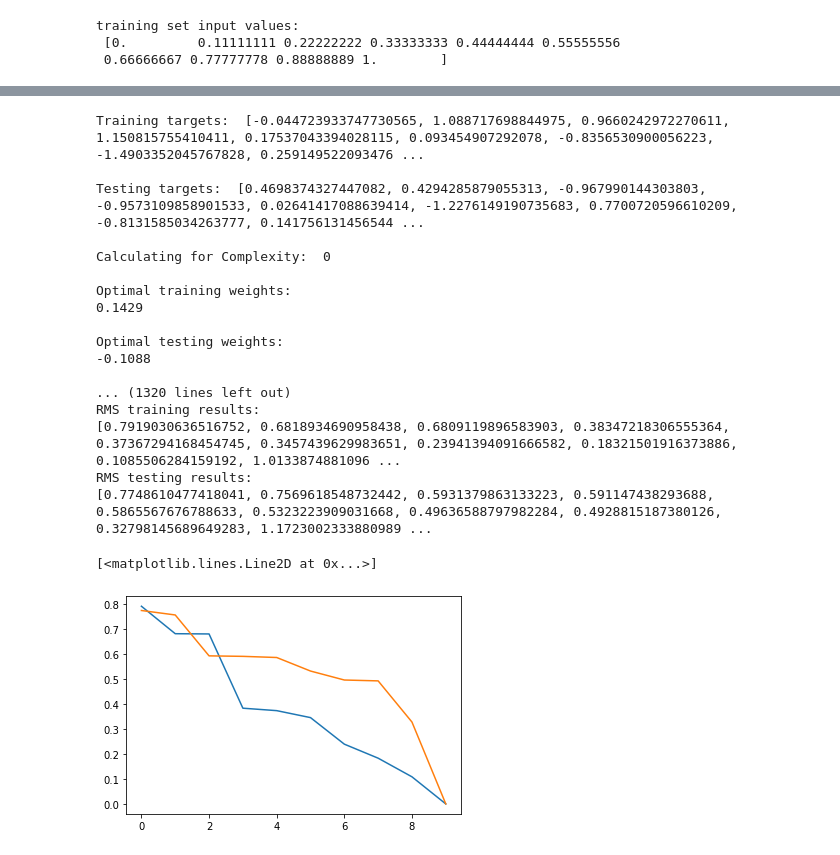
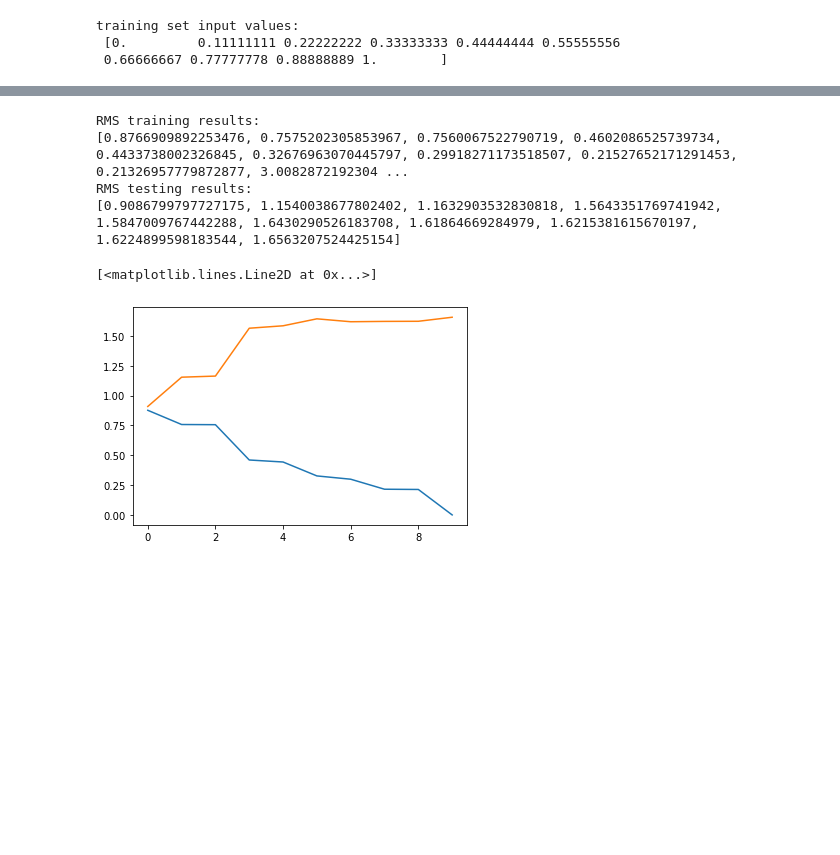
Before and after one commit to graterollin/PRML, a Jupyter notebook: hw1/HW1_Q3.ipynb, the cells around one changed output, grey strips where cells are left out. Cells and saved outputs as stored; diff of their text form; code cells hidden in the pictures; blank space fills up the shorter version.

```diff
--- a/hw1/HW1_Q3.ipynb
+++ b/hw1/HW1_Q3.ipynb
@@ -148,7 +148,7 @@ RMS_testing_plot = []
 N = 10
 input_set_training = np.linspace(0, 1, N)
 # New indpendent test set to compute RMS error on
-input_set_testing = [0.2, 1.7, 2.6, 3.2, 4.4, 5.1, 6.4, 7.3, 8.6, 9.8]
+input_set_testing = np.linspace(1.5, 2.5, N)
 
 # target sets for our training and testing data
 target_set_training = []
@@ -162,98 +162,77 @@ for num in input_set_training:
 
 # Populating our testing set targets using the same model
 for num in input_set_testing:
-    target_set_testing.append(np.cos(np.pi*num) + np.random.normal(loc = 0, scale = np.sqrt(0.2)))
+    target_set_testing.append(np.sin(2*np.pi*num) + np.random.normal(loc = 0, scale = np.sqrt(0.2)))
 
-print("\nTraining targets: ", target_set_training)
-print("\nTesting targets: ", target_set_testing)
+#print("\nTraining targets: ", target_set_training)
+#print("\nTesting targets: ", target_set_testing)
 
 for M in complexity:
-    print("\nCalculating for Complexity: ", M)
+    #print("\nCalculating for Complexity: ", M)
 
     # find weights for current complexity with polyfit
     weights_tr = np.polyfit(input_set_training, target_set_training, M)
     poly_tr = np.poly1d(weights_tr)
-    print("\nOptimal training weights: ", poly_tr)
-
-    weights_t = np.polyfit(input_set_testing, target_set_testing, M)
-    poly_t = np.poly1d(weights_t)
-    print("\nOptimal testing weights: ", poly_t)
+    #print("\nOptimal training weights: ", poly_tr)
 
     # y(xn, w*) prediction for our current complexity
     predictions_tr = poly_tr(input_set_training)
-    print("\nPredictions for training set:")
-    print(predictions_tr)
+    #print("\nPredictions for training set:")
+    #print(predictions_tr)
 
-    predictions_t = poly_t(input_set_testing)
-    print("\nPredictions for testing set:")
-    print(predictions_t)
-
-    # Will hold result for (y(xn, w) - tn)^2
+    # Will hold result for (y(xn, w*) - tn)^2
     accuracy_tr = []
     accuracy_t = []
 
     # Summation from 1 to N
     for i in range(1, N+1):
         # finding the difference for every true value
-        print(f"\ndifference for point ({i}), complexity ({M}): ", (predictions_tr[i-1] - target_set_training[i-1]))
+        #print(f"\ndifference for point ({i}), complexity ({M}): ", (predictions_tr[i-1] - target_set_training[i-1]))
         temp_tr = np.square(predictions_tr[i-1] - target_set_training[i-1])
-        print(f"\nsquared difference for point ({i}), complexity ({M}): ")
-        print(temp_tr)
+        #print(f"\nsquared difference for point ({i}), complexity ({M}): ")
+        #print(temp_tr)
 
-        print(f"\ndifference for point ({i}), complexity ({M}): ", (predictions_t[i-1] - target_set_testing[i-1]))
-        temp_t = np.square(predictions_t[i-1] - target_set_testing[i-1])
-        print(f"\nsquared difference for point ({i}), complexity ({M}): ")
-        print(temp_t)
+        #print(f"\ndifference for point ({i}), complexity ({M}): ", (predictions_tr[i-1] - target_set_testing[i-1]))
+        temp_t = np.square(predictions_tr[i-1] - target_set_testing[i-1])
+        #print(f"\nsquared difference for point ({i}), complexity ({M}): ")
+        #print(temp_t)
 
         accuracy_tr.append(temp_tr)
         accuracy_t.append(temp_t)
 
     # Finding E(w*)
-    print("\ntraining accuracy array: ", accuracy_tr)
+    #print("\ntraining accuracy array: ", accuracy_tr)
     optimal_error_tr = (0.5 * sum(accuracy_tr))
-    print("\ntraining E of w* for complexity: ", M)
-    print(optimal_error_tr)
+    #print("\ntraining E of w* for complexity: ", M)
+    #print(optimal_error_tr)
 
-    print("\ntesting accuracy array: ", accuracy_t)
+    #print("\ntesting accuracy array: ", accuracy_t)
     optimal_error_t = (0.5 * sum(accuracy_t))
-    print("\ntesting E of w* for complexity: ", M)
-    print(optimal_error_t)
+    #print("\ntesting E of w* for complexity: ", M)
+    #print(optimal_error_t)
 
     RMS_training = np.sqrt((2 * optimal_error_tr)/N)
-    print("\nRMS error for training set at complexity: ", M)
-    print(RMS_training)
+    #print("\nRMS error for training set at complexity: ", M)
+    #print(RMS_training)
     RMS_training_plot.append(RMS_training)
 
     RMS_testing = np.sqrt((2 * optimal_error_t)/N)
-    print("\nRMS error for testing set at complexity: ", M)
-    print(RMS_testing)
+    #print("\nRMS error for testing set at complexity: ", M)
+    #print(RMS_testing)
     RMS_testing_plot.append(RMS_testing)
 
 print("\nRMS training results:")
 print(RMS_training_plot)
 
 print("RMS testing results:")
 print(RMS_testing_plot)
 
 plt.plot(complexity, RMS_training_plot)
 plt.plot(complexity, RMS_testing_plot)
 # %% [output]
-Training targets:  [-0.044723933747730565, 1.088717698844975, 0.9660242972270611, 1.150815755410411, 0.17537043394028115, 0.093454907292078, -0.8356530900056223, -1.4903352045767828, 0.259149522093476 ...
-
-Testing targets:  [0.4698374327447082, 0.4294285879055313, -0.967990144303803, -0.9573109858901533, 0.02641417088639414, -1.2276149190735683, 0.7700720596610209, -0.8131585034263777, 0.141756131456544 ...
-
-Calculating for Complexity:  0
-
-Optimal training weights:
-0.1429
-
-Optimal testing weights:
--0.1088
-
-... (1320 lines left out)
 RMS training results:
-[0.7919030636516752, 0.6818934690958438, 0.6809119896583903, 0.38347218306555364, 0.37367294168454745, 0.3457439629983651, 0.23941394091666582, 0.18321501916373886, 0.1085506284159192, 1.0133874881096 ...
+[0.8766909892253476, 0.7575202305853967, 0.7560067522790719, 0.4602086525739734, 0.4433738002326845, 0.32676963070445797, 0.29918271173518507, 0.21527652171291453, 0.21326957779872877, 3.0082872192304 ...
 RMS testing results:
-[0.7748610477418041, 0.7569618548732442, 0.5931379863133223, 0.591147438293688, 0.5865567676788633, 0.5323223909031668, 0.49636588797982284, 0.4928815187380126, 0.32798145689649283, 1.1723002333880989 ...
+[0.9086799797727175, 1.1540038677802402, 1.1632903532830818, 1.5643351769741942, 1.5847009767442288, 1.6430290526183708, 1.61864669284979, 1.6215381615670197, 1.6224899598183544, 1.6563207524425154]
 [<matplotlib.lines.Line2D at 0x...>]
-[figure, old version]
+[figure, new version]
```
Also changed, not shown: parts of 24 cells of this notebook.
